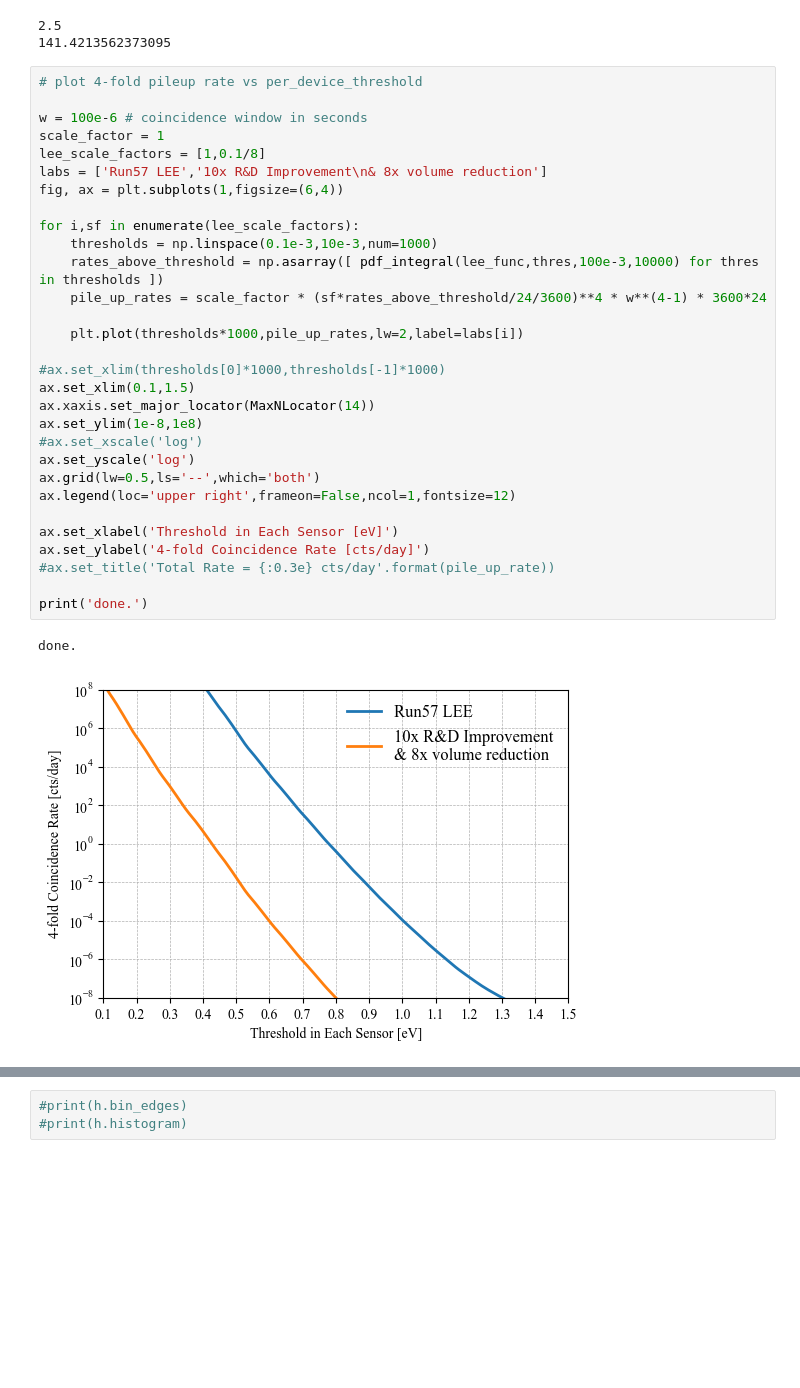
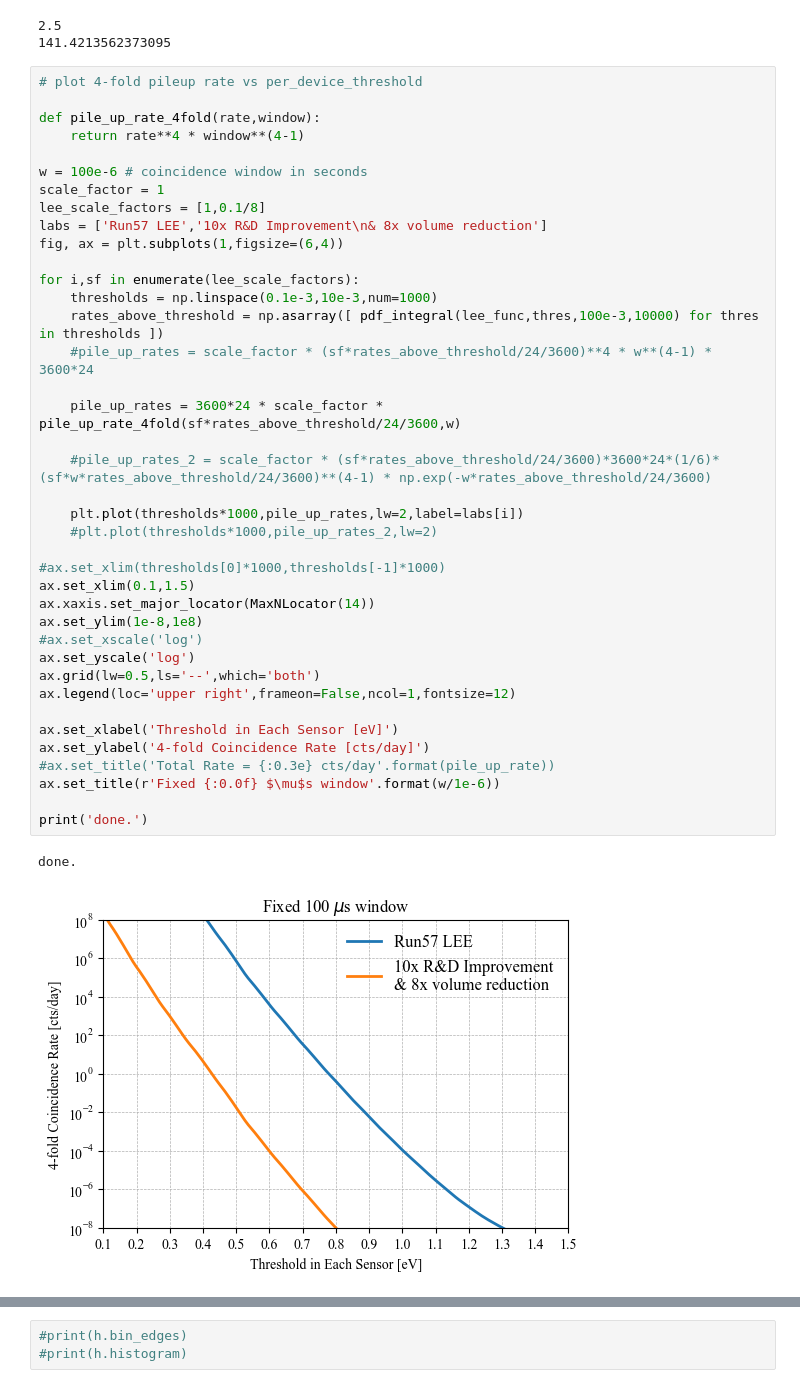
Before and after one commit to spice-herald/DarkLim, a Jupyter notebook: examples/sampling_test.ipynb, the cells around one changed output, grey strips where cells are left out. Drawn from its saved outputs; the diff is of its cells as text; blank space fills up the shorter version.

```diff
--- a/examples/sampling_test.ipynb
+++ b/examples/sampling_test.ipynb
@@ -131,34 +133,43 @@ print( coinc_window )
 141.4213562373095
 # %%
 # plot 4-fold pileup rate vs per_device_threshold
+
+def pile_up_rate_4fold(rate,window):
+    return rate**4 * window**(4-1)
 
 w = 100e-6 # coincidence window in seconds
 scale_factor = 1
 lee_scale_factors = [1,0.1/8]
 labs = ['Run57 LEE','10x R&D Improvement\n& 8x volume reduction']
 fig, ax = plt.subplots(1,figsize=(6,4))
 
 for i,sf in enumerate(lee_scale_factors):
     thresholds = np.linspace(0.1e-3,10e-3,num=1000)
     rates_above_threshold = np.asarray([ pdf_integral(lee_func,thres,100e-3,10000) for thres in thresholds ])
-    pile_up_rates = scale_factor * (sf*rates_above_threshold/24/3600)**4 * w**(4-1) * 3600*24
+    #pile_up_rates = scale_factor * (sf*rates_above_threshold/24/3600)**4 * w**(4-1) * 3600*24
+
+    pile_up_rates = 3600*24 * scale_factor * pile_up_rate_4fold(sf*rates_above_threshold/24/3600,w)
+
+    #pile_up_rates_2 = scale_factor * (sf*rates_above_threshold/24/3600)*3600*24*(1/6)*(sf*w*rates_above_threshold/24/3600)**(4-1) * np.exp(-w*rates_above_threshold/24/3600)
 
     plt.plot(thresholds*1000,pile_up_rates,lw=2,label=labs[i])
+    #plt.plot(thresholds*1000,pile_up_rates_2,lw=2)
 
 #ax.set_xlim(thresholds[0]*1000,thresholds[-1]*1000)
 ax.set_xlim(0.1,1.5)
 ax.xaxis.set_major_locator(MaxNLocator(14))
 ax.set_ylim(1e-8,1e8)
 #ax.set_xscale('log')
 ax.set_yscale('log')
 ax.grid(lw=0.5,ls='--',which='both')
 ax.legend(loc='upper right',frameon=False,ncol=1,fontsize=12)
 
 ax.set_xlabel('Threshold in Each Sensor [eV]')
 ax.set_ylabel('4-fold Coincidence Rate [cts/day]')
 #ax.set_title('Total Rate = {:0.3e} cts/day'.format(pile_up_rate))
+ax.set_title(r'Fixed {:0.0f} $\mu$s window'.format(w/1e-6))
 
 print('done.')
 # %% [output]
 done.
-[figure, old version]
+[figure, new version]
```
Also changed, not shown: parts of 5 cells of this notebook.
